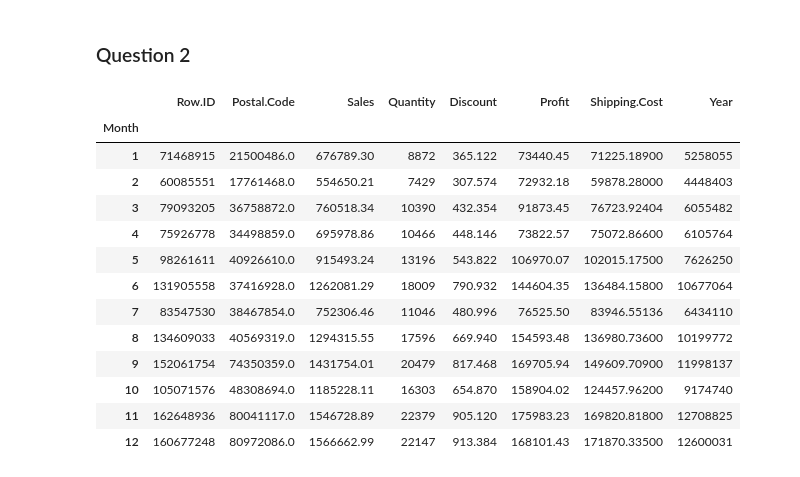
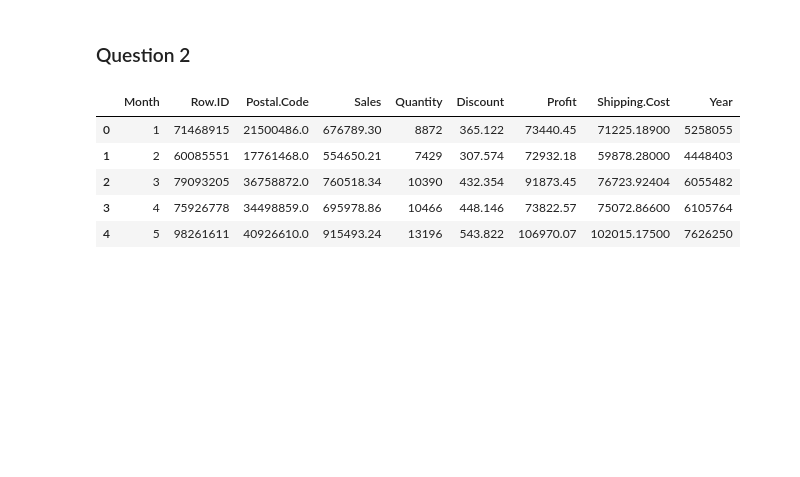
Before and after one commit to sophieying24/ML22_lab, a Jupyter notebook: ML_Part1.ipynb, the cells around one changed output. Drawn from its saved outputs; the diff is of its cells as text; code cells hidden in the pictures; blank space fills up the shorter version.

```diff
--- a/ML_Part1.ipynb
+++ b/ML_Part1.ipynb
@@ -58,20 +58,15 @@ data_clean['Year'] = pd.DatetimeIndex(data_clean['Order.Date']).year
 # %%
 data_clean['Month'] = pd.DatetimeIndex(data_clean['Order.Date']).month
 # %%
-data_clean.groupby('Month').agg('sum')
+data_grp = data_clean.groupby('Month').agg('sum')
+data_grp = data_grp.reset_index()
-# %% [output]
-|  | Row.ID | Postal.Code | Sales | Quantity | Discount | Profit | Shipping.Cost | Year |
-| Month |  |  |  |  |  |  |  |  |
-| 1 | 71468915 | 21500486.0 | 676789.30 | 8872 | 365.122 | 73440.45 | 71225.18900 | 5258055 |
-| 2 | 60085551 | 17761468.0 | 554650.21 | 7429 | 307.574 | 72932.18 | 59878.28000 | 4448403 |
-| 3 | 79093205 | 36758872.0 | 760518.34 | 10390 | 432.354 | 91873.45 | 76723.92404 | 6055482 |
-| 4 | 75926778 | 34498859.0 | 695978.86 | 10466 | 448.146 | 73822.57 | 75072.86600 | 6105764 |
-| 5 | 98261611 | 40926610.0 | 915493.24 | 13196 | 543.822 | 106970.07 | 102015.17500 | 7626250 |
-| 6 | 131905558 | 37416928.0 | 1262081.29 | 18009 | 790.932 | 144604.35 | 136484.15800 | 10677064 |
-| 7 | 83547530 | 38467854.0 | 752306.46 | 11046 | 480.996 | 76525.50 | 83946.55136 | 6434110 |
-| 8 | 134609033 | 40569319.0 | 1294315.55 | 17596 | 669.940 | 154593.48 | 136980.73600 | 10199772 |
-| 9 | 152061754 | 74350359.0 | 1431754.01 | 20479 | 817.468 | 169705.94 | 149609.70900 | 11998137 |
-| 10 | 105071576 | 48308694.0 | 1185228.11 | 16303 | 654.870 | 158904.02 | 124457.96200 | 9174740 |
-| 11 | 162648936 | 80041117.0 | 1546728.89 | 22379 | 905.120 | 175983.23 | 169820.81800 | 12708825 |
-| 12 | 160677248 | 80972086.0 | 1566662.99 | 22147 | 913.384 | 168101.43 | 171870.33500 | 12600031 |
+# %%
+data_grp.head()
+# %% [output]
+|  | Month | Row.ID | Postal.Code | Sales | Quantity | Discount | Profit | Shipping.Cost | Year |
+| 0 | 1 | 71468915 | 21500486.0 | 676789.30 | 8872 | 365.122 | 73440.45 | 71225.18900 | 5258055 |
+| 1 | 2 | 60085551 | 17761468.0 | 554650.21 | 7429 | 307.574 | 72932.18 | 59878.28000 | 4448403 |
+| 2 | 3 | 79093205 | 36758872.0 | 760518.34 | 10390 | 432.354 | 91873.45 | 76723.92404 | 6055482 |
+| 3 | 4 | 75926778 | 34498859.0 | 695978.86 | 10466 | 448.146 | 73822.57 | 75072.86600 | 6105764 |
+| 4 | 5 | 98261611 | 40926610.0 | 915493.24 | 13196 | 543.822 | 106970.07 | 102015.17500 | 7626250 |
 # %%
```
Also changed, not shown: parts of 1 cell of this notebook.
